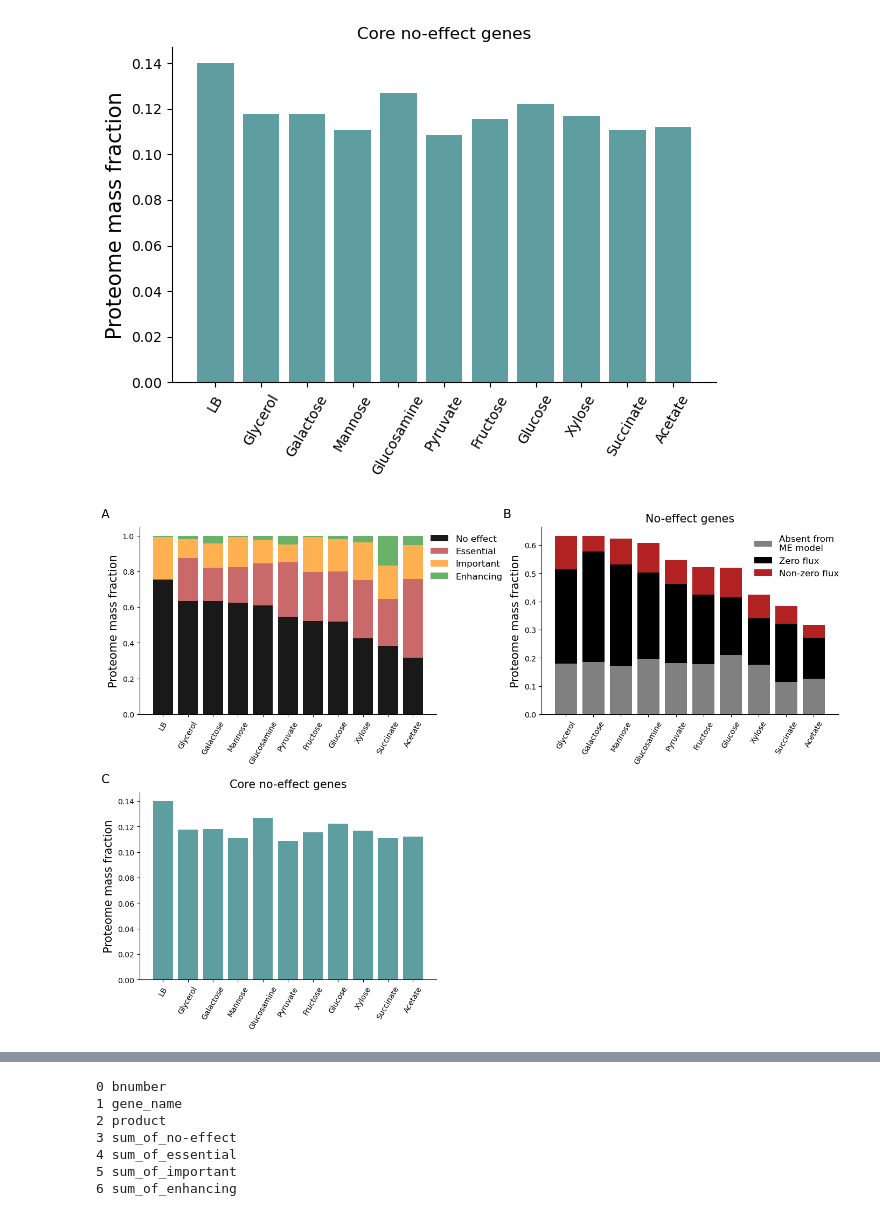
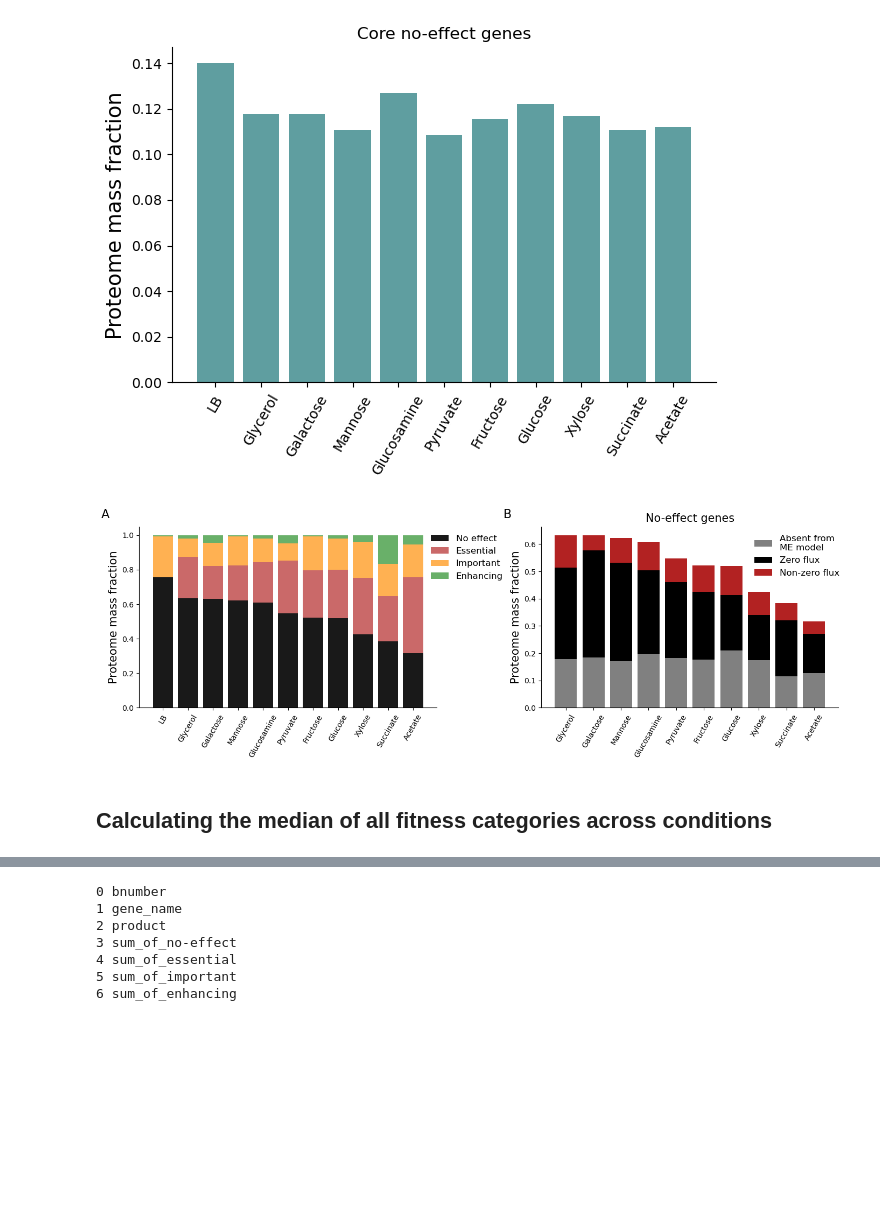
Before and after one commit to utrillalab/Fitness_analysis, a Jupyter notebook: Code_Notebooks/Final_Table_and_Proteome_Fractions.ipynb, the cells around one changed output, grey strips where cells are left out. Cells and saved outputs as stored; diff of their text form; code cells hidden in the pictures; blank space fills up the shorter version.

```diff
--- a/Code_Notebooks/Final_Table_and_Proteome_Fractions.ipynb
+++ b/Code_Notebooks/Final_Table_and_Proteome_Fractions.ipynb
@@ -766,23 +629,3 @@ core_classified['Glucose']
 | b4697 | b4697 | 0.1895 | no_effect | 0.0 |
 | b4686 | b4686 | 0.0170 | no_effect | 0.0 |
 3789 rows × 4 columns
-# %%
-#plt.subplot(1, 2, 1)
-ax = plt.subplot(1, 1, 1)
-ax.spines['top'].set_visible(False)
-ax.spines['right'].set_visible(False)
-for k, key in enumerate(['LB', 'Glycerol', 'Galactose', 'Mannose', 'Glucosamine', 'Pyruvate', 'Fructose',
-                         'Glucose', 'Xylose', 'Succinate', 'Acetate']):
-    #plt.subplot(4, 4, k-1)
-    plt.bar(key, core_classified[key].loc[final_df.loc[final_df['sum_of_no-effect'] == 46].index].fg.sum()/
-            core_classified[key].fg.sum(),
-           color = 'cadetblue')
-# print(core_classified[key].loc[core_classified[key].classification == 'no_effect'].fg.sum())
-# print(core_classified[key].fg.sum())
-plt.xticks(rotation = 60)
-plt.ylabel('Proteome mass fraction', fontsize = 15)
-plt.title('Core no-effect genes')
-
-plt.tight_layout()
-plt.rcParams['svg.fonttype'] = 'none'
-plt.savefig('../Output/Figure_XX_Core_No_Effect_Prot_Frac.svg')
@@ -1026,12 +858,11 @@ plt.rcParams['svg.fonttype'] = 'none'
 # %% [output]
 [figure]
 # %%
-# Create a figure with a 2x2 grid of subplots
-fig, axs = plt.subplots(2, 2, figsize=(14, 10))
+fig, axs = plt.subplots(1, 2, figsize=(14, 5))
 
 # First Plot
 bar_width = 0.8
-ax1 = axs[0, 0]
+ax1 = axs[0]
 ax1.spines['top'].set_visible(False)
 ax1.spines['right'].set_visible(False)
 
@@ -1080,11 +911,10 @@ ax1.set_xticklabels(['LB', 'Glycerol', 'Galactose', 'Mannose', 'Glucosamine', 'P
 ax1.set_ylabel('Proteome mass fraction', fontsize=15)
 ax1.legend(loc='upper right', fontsize=12, bbox_to_anchor=(1.25, 1), frameon=False)
 ax1.text(-0.1, 1.1, 'A', transform=ax1.transAxes, fontsize=16,
-         #fontweight='bold',
          va='top', ha='right')
 
 # Second Plot
-ax2 = axs[0, 1]
+ax2 = axs[1]
 ax2.spines['top'].set_visible(False)
 ax2.spines['right'].set_visible(False)
 
@@ -1104,57 +934,33 @@ for k, key in enumerate(['Glycerol', 'Galactose', 'Mannose', 'Glucosamine', 'Pyr
                 (fitness_classified[key].fg != 'NA')&
                 (fitness_classified[key].flux != 'NA')&
                 (fitness_classified[key].flux != 0)].fg.sum()
 
     ax2.bar([key],
            (no_effect_no_ME) / all_gene_fg,
            color='grey', label='Absent from\nME model' if k == 0 else "")
     ax2.bar([key],
            (no_effect_zero_flux) / all_gene_fg,
            bottom=(no_effect_no_ME) / all_gene_fg,
            color='k', label='Zero flux' if k == 0 else "")
     ax2.bar([key],
            (no_effect_Non_zero_flux) / all_gene_fg,
            bottom=(no_effect_no_ME + no_effect_zero_flux) / all_gene_fg,
            color='firebrick', label='Non-zero flux' if k == 0 else "")
 
 ax2.set_xticks(range(10))
 ax2.set_xticklabels(['Glycerol', 'Galactose', 'Mannose', 'Glucosamine', 'Pyruvate', 'Fructose',
                      'Glucose', 'Xylose', 'Succinate', 'Acetate'], rotation=60)
 ax2.set_ylabel('Proteome mass fraction', fontsize=15)
 ax2.set_title('No-effect genes', fontsize = 15)
 ax2.legend(loc='upper right', bbox_to_anchor=(1.03, 1), frameon=False, fontsize=12)
 ax2.text(-0.1, 1.1, 'B', transform=ax2.transAxes, fontsize=16,
-         #fontweight='bold',
          va='top', ha='right')
 
-# Third Plot
-ax3 = axs[1, 0]
-ax3.spines['top'].set_visible(False)
-ax3.spines['right'].set_visible(False)
-
-for k, key in enumerate(['LB', 'Glycerol', 'Galactose', 'Mannose', 'Glucosamine', 'Pyruvate', 'Fructose',
-                         'Glucose', 'Xylose', 'Succinate', 'Acetate']):
-    ax3.bar(key, core_classified[key].loc[final_df.loc[final_df['sum_of_no-effect'] == 46].index].fg.sum() /
-            core_classified[key].fg.sum(),
-           color='cadetblue')
-
-ax3.set_xticks(range(11))
-ax3.set_xticklabels(['LB', 'Glycerol', 'Galactose', 'Mannose', 'Glucosamine', 'Pyruvate', 'Fructose',
-                     'Glucose', 'Xylose', 'Succinate', 'Acetate'], rotation=60)
-ax3.set_ylabel('Proteome mass fraction', fontsize=15)
-ax3.set_title('Core no-effect genes', fontsize = 15)
-ax3.text(-0.1, 1.1, 'C', transform=ax3.transAxes, fontsize=16,
-         #fontweight='bold',
-         va='top', ha='right')
-
-# Leave the fourth subplot empty
-axs[1, 1].axis('off')
-
-# Adjust layout spacing
 plt.tight_layout()
-#plt.show()
 
 #plt.savefig('../Output/Fig02_Panels.png')
 plt.savefig('../Output/Fig02_Panels.svg')
 # %% [output]
-[figure, old version]
+[figure, new version]
+# %% [markdown]
+## Calculating the median of all fitness categories across conditions
```
Also changed, not shown: parts of 11 cells of this notebook, 1 other file.
